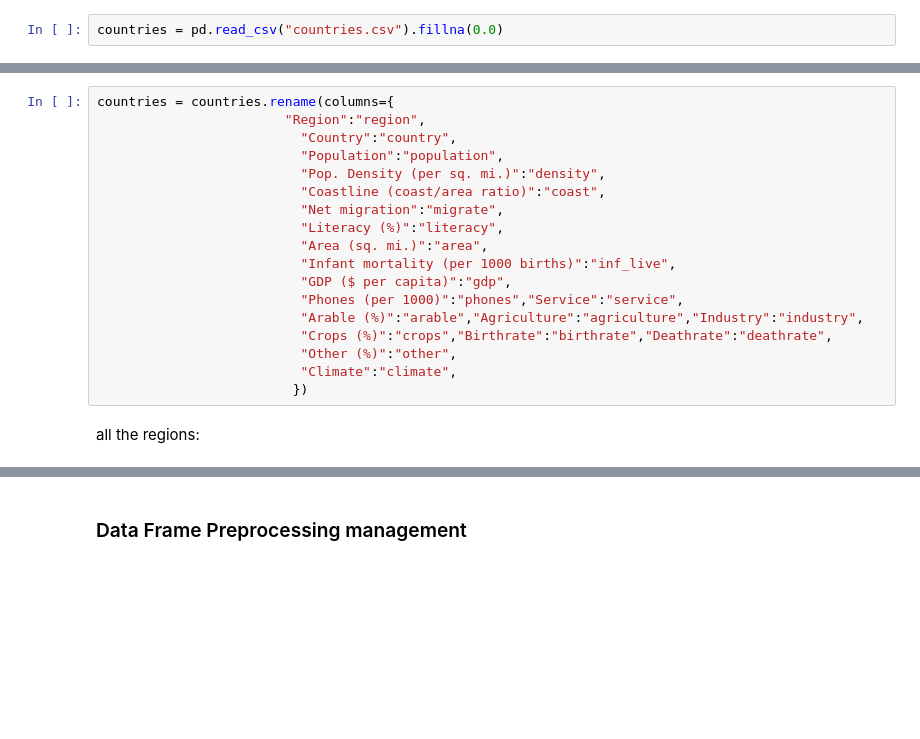
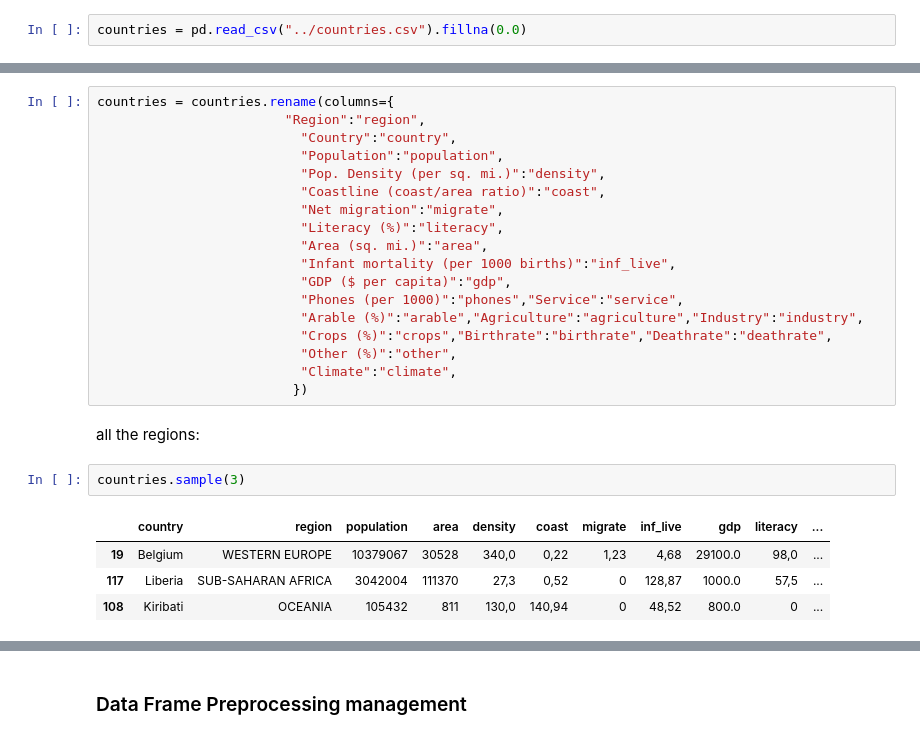
Before and after one commit to raynardj/python4ml, a Jupyter notebook: experiments/structured_data_preprocessor.ipynb, the cells around one changed output, grey strips where cells are left out. Saved outputs shown, nothing was run; the diff lists cells and outputs as text; blank space fills up the shorter version.

```diff
--- a/experiments/structured_data_preprocessor.ipynb
+++ b/experiments/structured_data_preprocessor.ipynb
@@ -4,7 +4,7 @@
 import pandas as pd
 import numpy as np
 # %%
-countries = pd.read_csv("countries.csv").fillna(0.0)
+countries = pd.read_csv("../countries.csv").fillna(0.0)
 # %%
 countries.sample(5)
 # %% [output]
@@ -34,3 +34,10 @@ countries = countries.rename(columns={
                          })
 # %% [markdown]
 all the regions:
+# %%
+countries.sample(3)
+# %% [output]
+|  | country | region | population | area | density | coast | migrate | inf_live | gdp | literacy | ... |
+| 19 | Belgium | WESTERN EUROPE | 10379067 | 30528 | 340,0 | 0,22 | 1,23 | 4,68 | 29100.0 | 98,0 | ... |
+| 117 | Liberia | SUB-SAHARAN AFRICA | 3042004 | 111370 | 27,3 | 0,52 | 0 | 128,87 | 1000.0 | 57,5 | ... |
+| 108 | Kiribati | OCEANIA | 105432 | 811 | 130,0 | 140,94 | 0 | 48,52 | 800.0 | 0 | ... |
```
Also changed, not shown: parts of 33 cells of this notebook.
